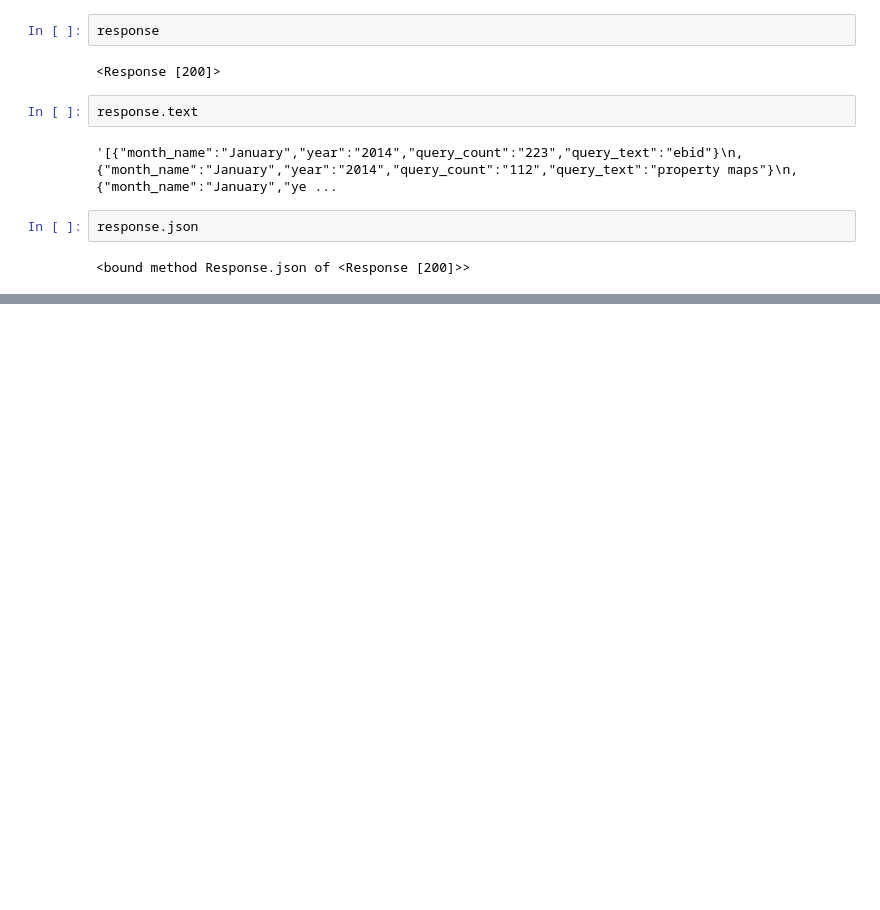
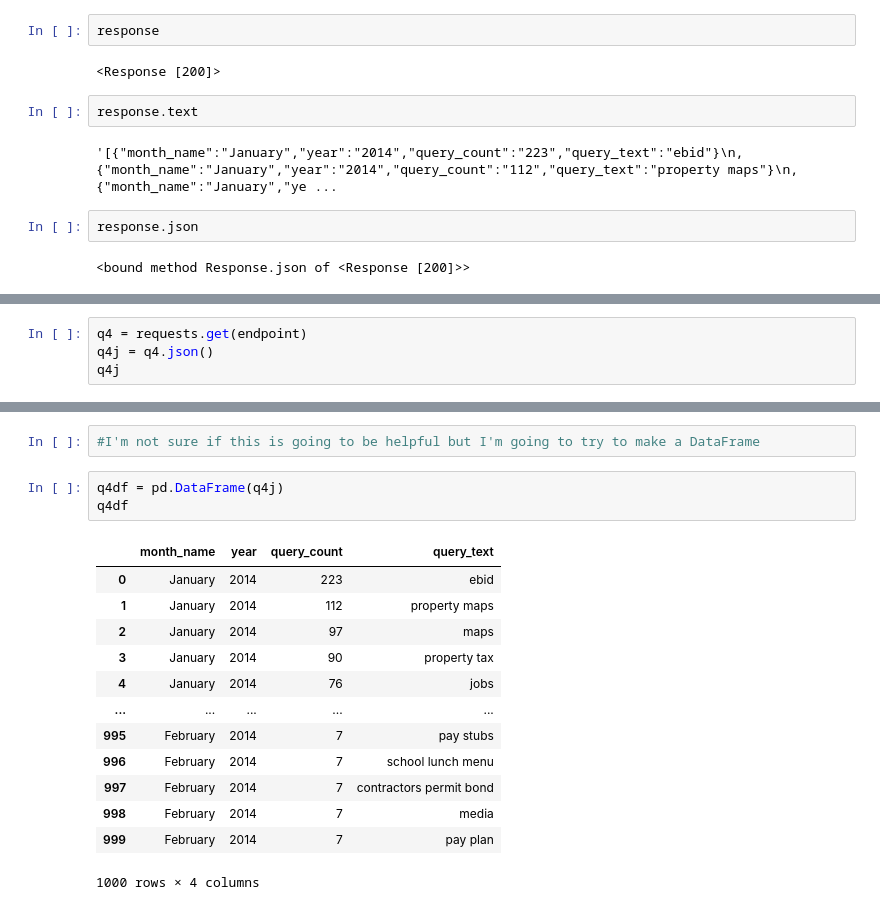
Before and after one commit to NSS-Data-Analytics-Cohort-6/socrata-api-atinglis314, a Jupyter notebook: notebooks/socrata_api_abi.ipynb, the cells around one changed output, grey strips where cells are left out. Drawn from its saved outputs; the diff is of its cells as text; blank space fills up the shorter version.

```diff
--- a/notebooks/socrata_api_abi.ipynb
+++ b/notebooks/socrata_api_abi.ipynb
@@ -21,0 +177,4 @@ response.json
+# %%
+q4 = requests.get(endpoint)
+q4j = q4.json()
+q4j
@@ -21,0 +199,19 @@ response.json
+# %%
+#I'm not sure if this is going to be helpful but I'm going to try to make a DataFrame
+# %%
+q4df = pd.DataFrame(q4j)
+q4df
+# %% [output]
+|  | month_name | year | query_count | query_text |
+| 0 | January | 2014 | 223 | ebid |
+| 1 | January | 2014 | 112 | property maps |
+| 2 | January | 2014 | 97 | maps |
+| 3 | January | 2014 | 90 | property tax |
+| 4 | January | 2014 | 76 | jobs |
+| ... | ... | ... | ... | ... |
+| 995 | February | 2014 | 7 | pay stubs |
+| 996 | February | 2014 | 7 | school lunch menu |
+| 997 | February | 2014 | 7 | contractors permit bond |
+| 998 | February | 2014 | 7 | media |
+| 999 | February | 2014 | 7 | pay plan |
+1000 rows × 4 columns
```
Also changed, not shown: parts of 25 cells of this notebook.
